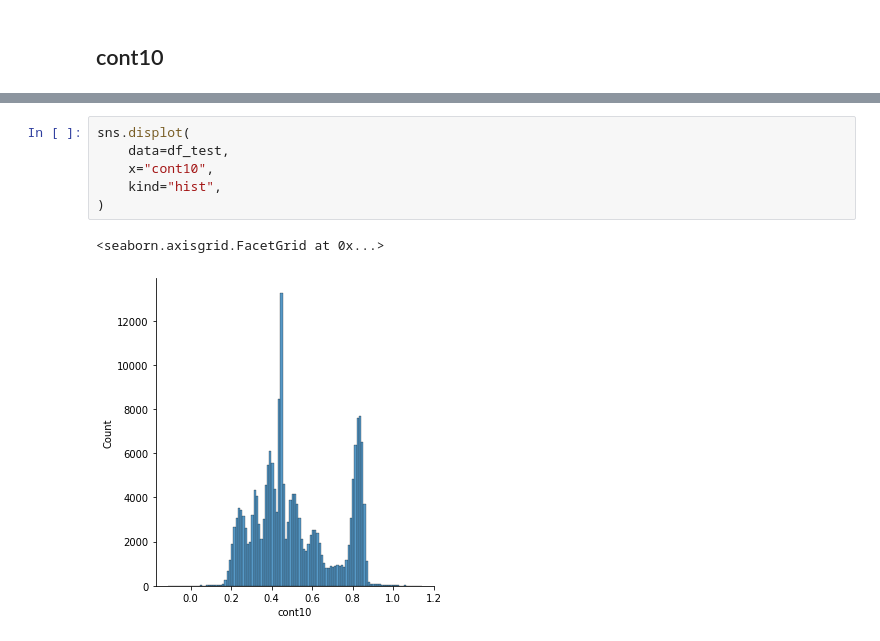
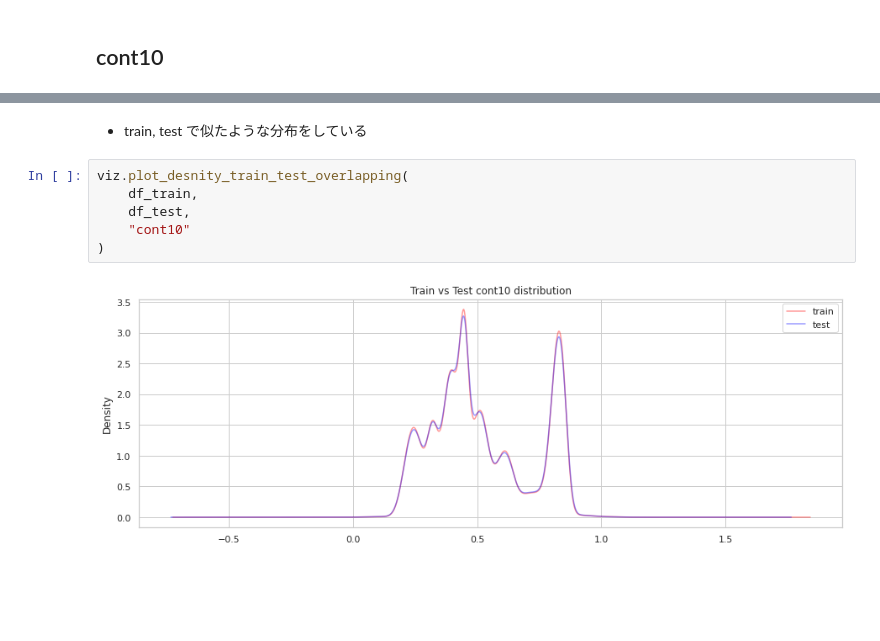
Before and after one commit to savioursho/tabular-playground-series-jan-2021, a Jupyter notebook: notebooks/05-eda.ipynb, the cells around one changed output, grey strips where cells are left out. Saved outputs shown, nothing was run; the diff lists cells and outputs as text; blank space fills up the shorter version.

```diff
--- a/notebooks/05-eda.ipynb
+++ b/notebooks/05-eda.ipynb
@@ -60,9 +82,10 @@ sns.displot(
-# %%
-sns.displot(
-    data=df_test,
-    x="cont10",
-    kind="hist",
-)
-# %% [output]
-<seaborn.axisgrid.FacetGrid at 0x...>
-[figure, removed]
+# %% [markdown]
+- train, test で似たような分布をしている
+# %%
+viz.plot_desnity_train_test_overlapping(
+    df_train,
+    df_test,
+    "cont10"
+)
+# %% [output]
+[figure, added]
```
Also changed, not shown: parts of 8 cells of this notebook, 2 other files.
